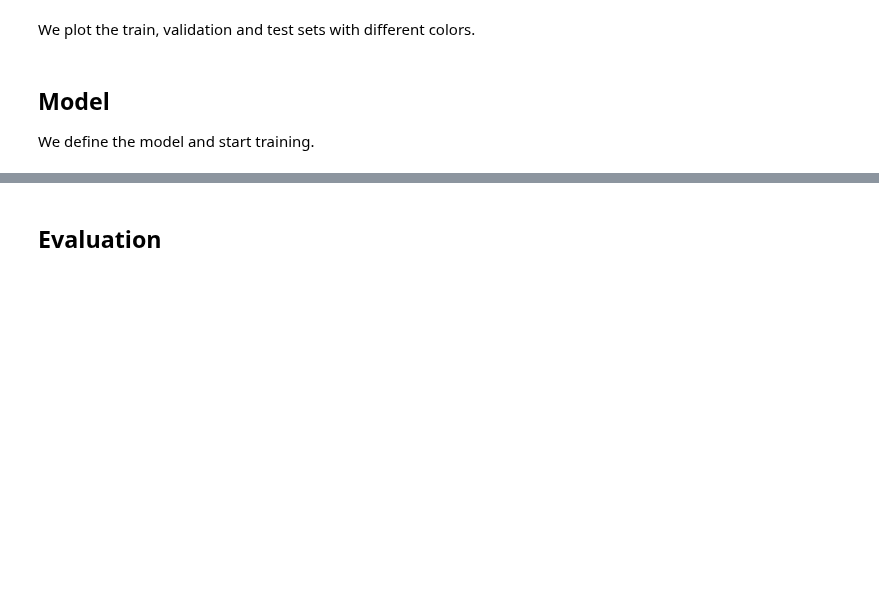
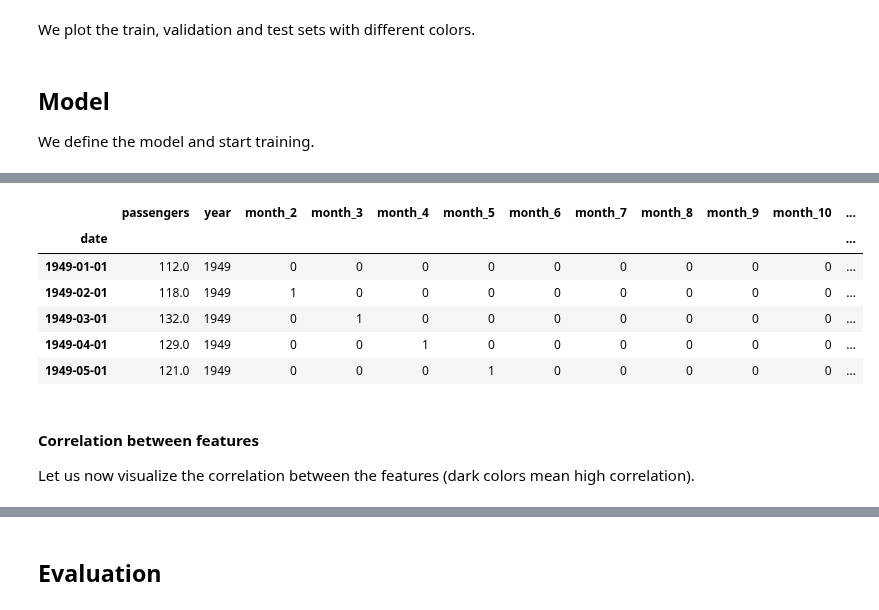
Before and after one commit to jorislimonier/uca-msc-dsai, a Jupyter notebook: dl_computer_vision/assignments/1/airline.ipynb, the cells around one changed output, grey strips where cells are left out. Cells and saved outputs as stored; diff of their text form; code cells hidden in the pictures; blank space fills up the shorter version.

```diff
--- a/dl_computer_vision/assignments/1/airline.ipynb
+++ b/dl_computer_vision/assignments/1/airline.ipynb
@@ -158,12 +165,4 @@ passengers_augmented = passengers.copy()
 passengers_augmented["month"] = passengers_augmented.index.month
 passengers_augmented["year"] = passengers_augmented.index.year
 passengers_augmented["season"] = passengers_augmented.index.month % 12 // 3 + 1
-passengers_augmented["summer"] = passengers_augmented["season"] == 3
-
-px.line(
-  passengers_augmented,
-  x="month",
-  y="passengers",
-  color="year",
-  title="Passengers by month",
-).show()
+passengers_augmented.head()
@@ -185,3 +235,19 @@ px.bar(
+# %%
+passengers_augmented = ap.ohe(df=passengers_augmented, columns=["month", "season"])
+passengers_augmented.head()
+# %% [output]
+|  | passengers | year | month_2 | month_3 | month_4 | month_5 | month_6 | month_7 | month_8 | month_9 | month_10 | ... |
+| date |  |  |  |  |  |  |  |  |  |  |  | ... |
+| 1949-01-01 | 112.0 | 1949 | 0 | 0 | 0 | 0 | 0 | 0 | 0 | 0 | 0 | ... |
+| 1949-02-01 | 118.0 | 1949 | 1 | 0 | 0 | 0 | 0 | 0 | 0 | 0 | 0 | ... |
+| 1949-03-01 | 132.0 | 1949 | 0 | 1 | 0 | 0 | 0 | 0 | 0 | 0 | 0 | ... |
+| 1949-04-01 | 129.0 | 1949 | 0 | 0 | 1 | 0 | 0 | 0 | 0 | 0 | 0 | ... |
+| 1949-05-01 | 121.0 | 1949 | 0 | 0 | 0 | 1 | 0 | 0 | 0 | 0 | 0 | ... |
+# %% [markdown]
+
+#### Correlation between features
+
+Let us now visualize the correlation between the features (dark colors mean high correlation).
 # %%
 # Plot the correlation between the new features and the target
 corr = passengers_augmented.corr().round(4)
```
Also changed, not shown: parts of 20 cells of this notebook, 9 other files.
